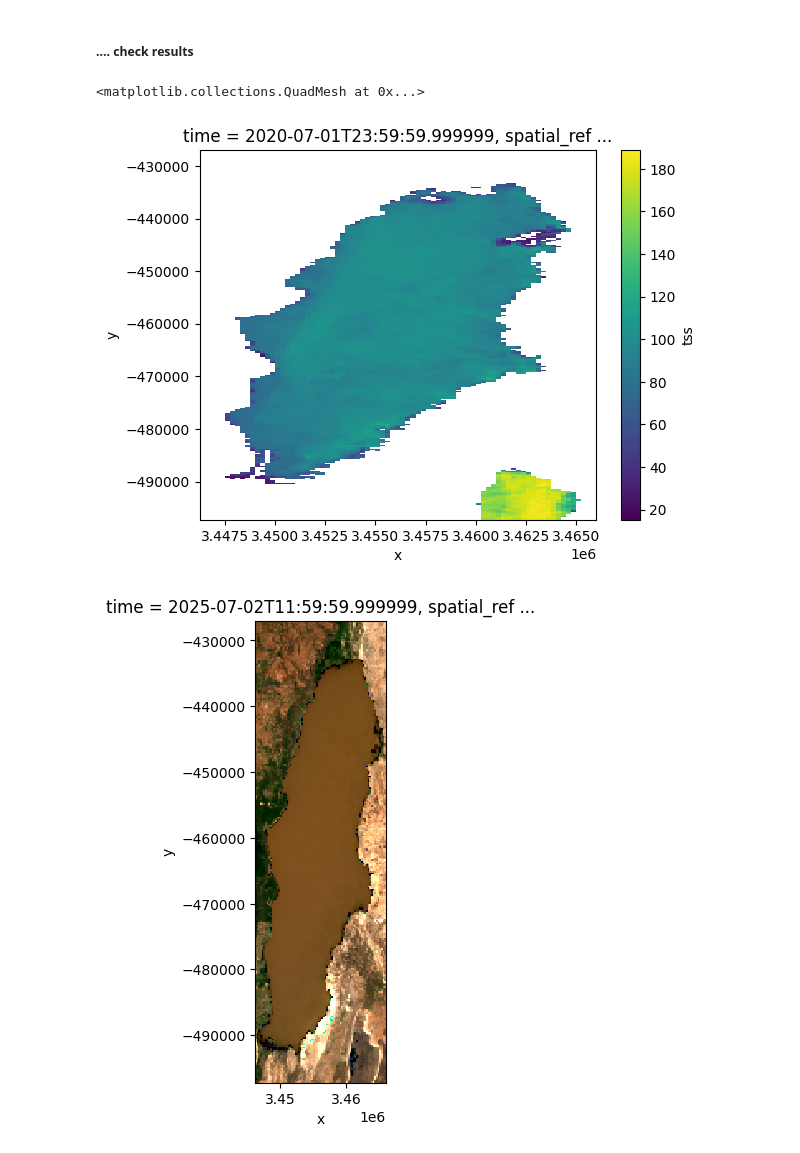
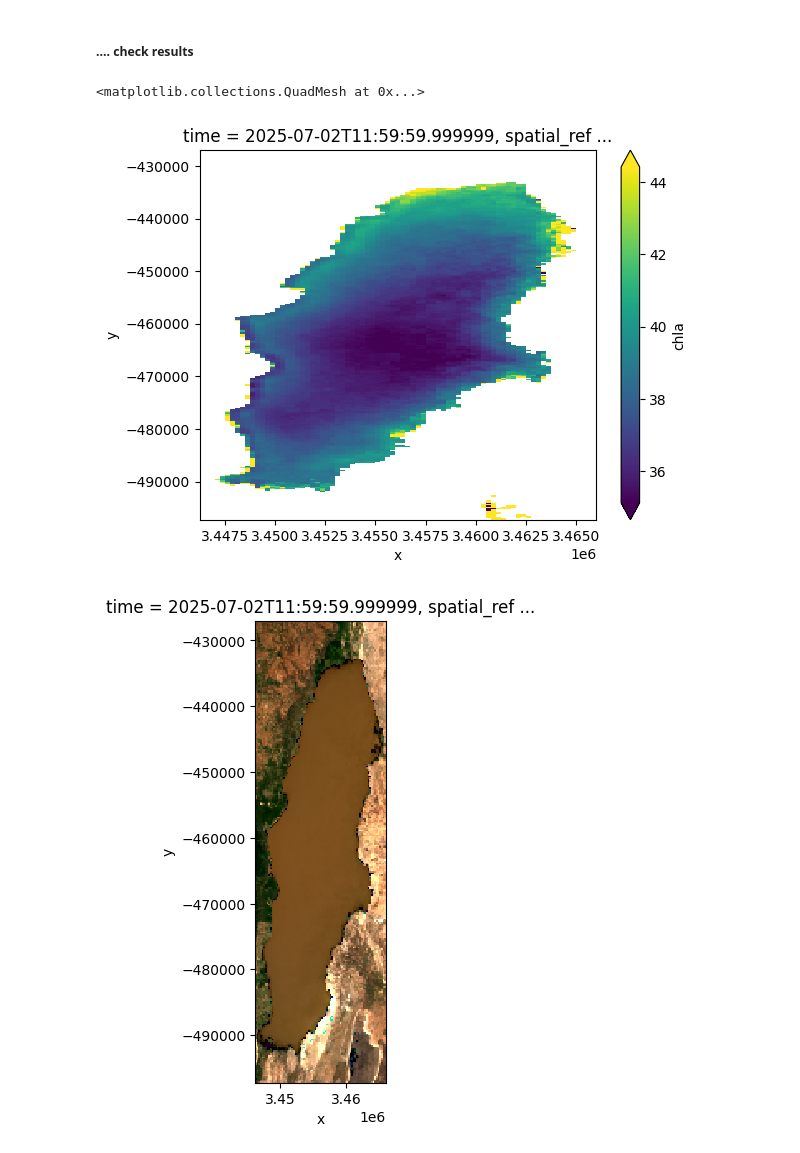
Before and after one commit to digitalearthafrica/deafrica_water_quality, a Jupyter notebook: WP2.1/WP2.1.ipynb, the cells around one changed output. Cells and saved outputs as stored; diff of their text form; code cells hidden in the pictures.

```diff
--- a/WP2.1/WP2.1.ipynb
+++ b/WP2.1/WP2.1.ipynb
@@ -113,7 +113,7 @@ Cell size set to :  250 m
 # %%
 # set date intervals... start_time and end_time ..WIP
 
-reference_date = pd.to_datetime("2025-06-01")
+reference_date = pd.to_datetime("2017-01-01")
 today          = pd.to_datetime('today')
 this_month     = pd.to_datetime('today')
 last_month     = this_month - pd.DateOffset(months=1)
@@ -182,7 +182,7 @@ gm_instruments_to_use = \
 #the line below should not be needed, at least for the agm processing
 #gm_instruments,gm_measurements,gm_rename_dict   = instruments_list(gm_instruments_to_use)
 # %%
-over_write = False
+over_write = True
 # %%
 # build the agm dataset and process its water quality etc.
 verbose = False
@@ -306,10 +312,10 @@ ds_annual['tss']  = calibrate(ds_annual.tss,'tss')
 # %% [markdown]
 ##### .... check results
 # %%
-ds_annual.tss.sel(time=slice('2020-01','2020-12')).plot()
+ds_annual.chla.sel(time=slice('2025-01','2025-12')).plot(robust=True)
 # %% [output]
 <matplotlib.collections.QuadMesh at 0x...>
-[figure, old version]
+[figure, new version]
 # %%
 rgb(ds_annual.sel(time='2025-01-01',method='nearest'),)
 # %% [output]
```
Also changed, not shown: parts of 5 cells of this notebook.
